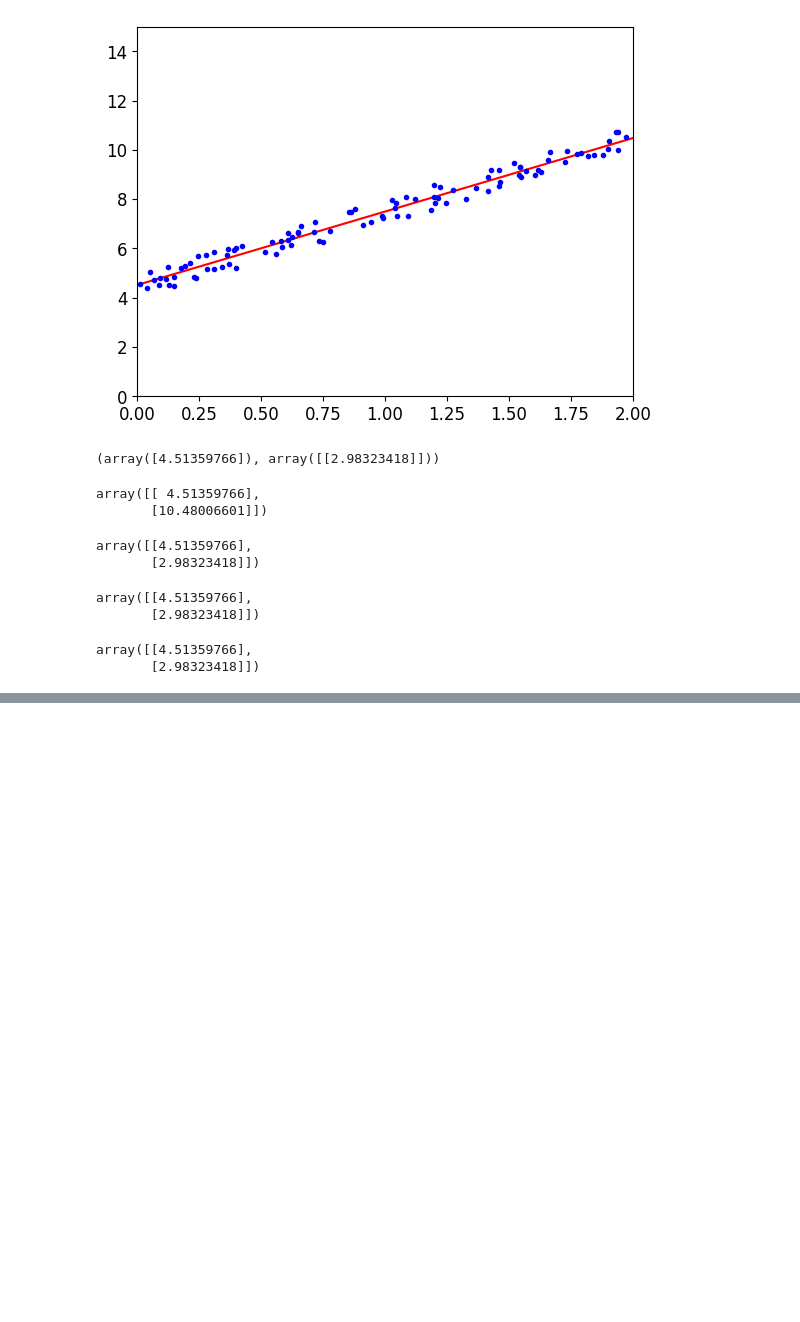
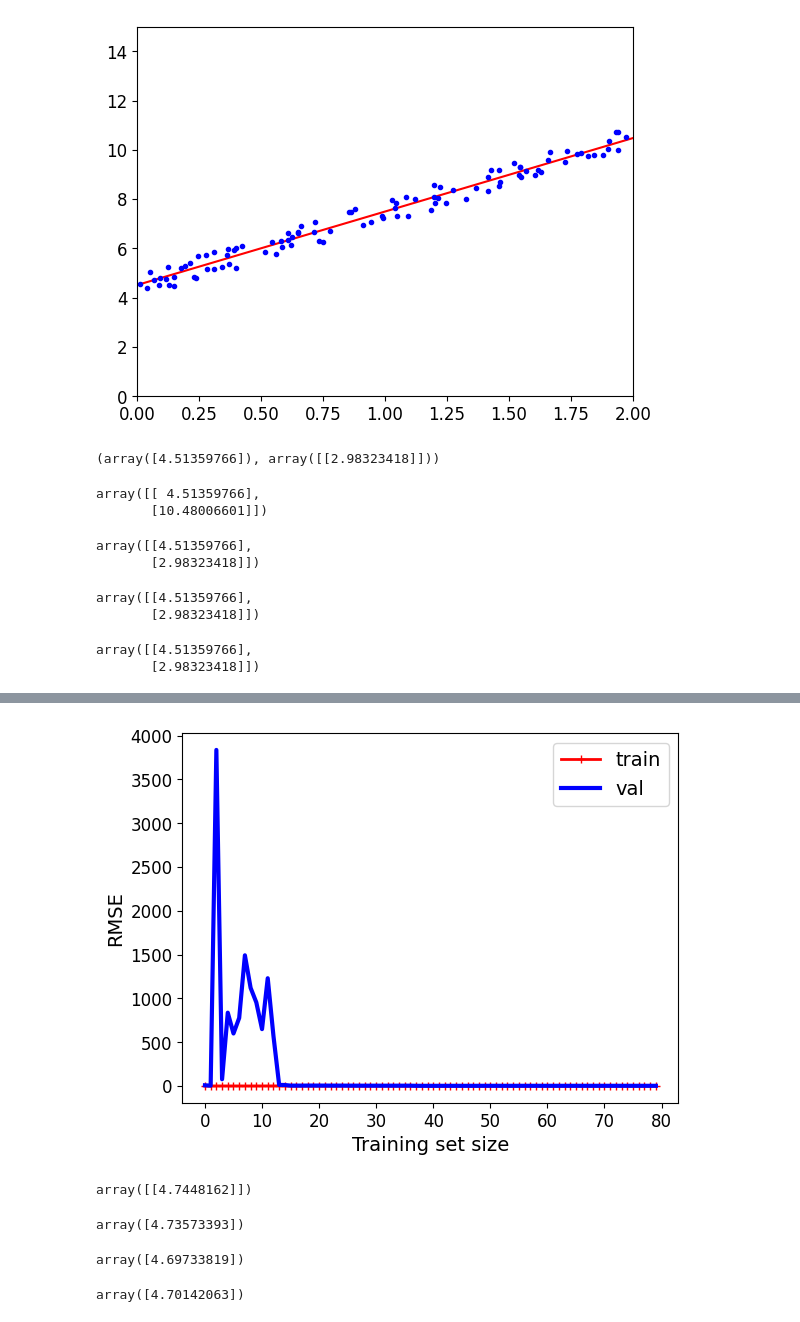
Before and after one commit to neutronstarj/ml-study-journal, a Jupyter notebook: TrainingModels.ipynb, the cells around one changed output, grey strips where cells are left out. Cells and saved outputs as stored; diff of their text form; code cells hidden in the pictures; blank space fills up the shorter version.

```diff
--- a/TrainingModels.ipynb
+++ b/TrainingModels.ipynb
@@ -91,0 +194,39 @@ array([[4.51359766],
+# %%
+from sklearn.pipeline import Pipeline
+polynomial_regression = Pipeline([
+    ("poly_features",PolynomialFeatures(degree=10,include_bias=False)),
+    ("lin_reg",LinearRegression()),
+
+])
+plot_learning_curves(polynomial_regression,X,y)
+# %% [output]
+[figure, added]
+# %%
+#ridge regression
+from sklearn.linear_model import Ridge
+ridge_reg = Ridge(alpha=1,solver="cholesky")
+ridge_reg.fit(X,y)
+ridge_reg.predict([[1.5]])
+# %% [output]
+array([[4.7448162]])
+# %%
+
+sgd_reg = SGDRegressor(penalty="l2", max_iter=1000, tol=1e-3, random_state=42)
+sgd_reg.fit(X, y.ravel())
+sgd_reg.predict([[1.5]])
+# %% [output]
+array([4.73573393])
+# %%
+from sklearn.linear_model import Lasso
+lasso_reg = Lasso(alpha=0.1)
+lasso_reg.fit(X,y)
+lasso_reg.predict([[1.5]])
+# %% [output]
+array([4.69733819])
+# %%
+from sklearn.linear_model import ElasticNet
+elastic_net = ElasticNet(alpha=0.1,l1_ratio=0.5)
+elastic_net.fit(X,y)
+elastic_net.predict([[1.5]])
+# %% [output]
+array([4.70142063])
```
Also changed, not shown: parts of 16 cells of this notebook.
